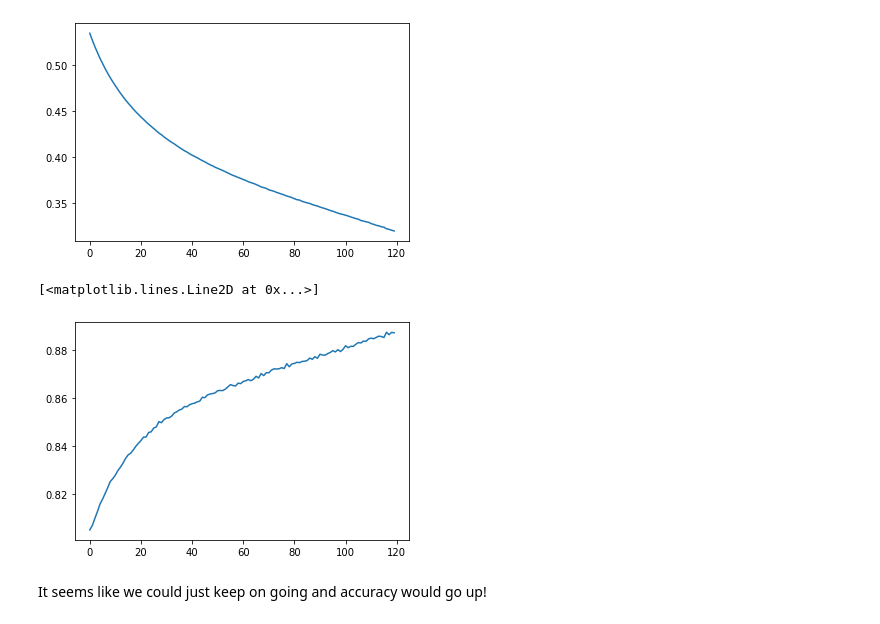
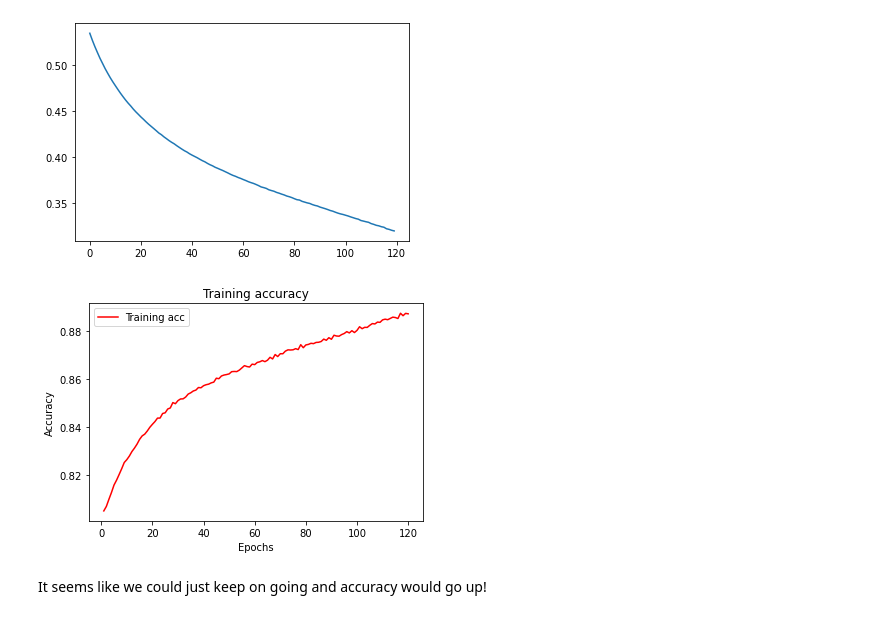
Before and after one commit to 314ka4y/dsc-introduction-to-keras-lab, a Jupyter notebook: index.ipynb, the cells around one changed output. Drawn from its saved outputs; the diff is of its cells as text; code cells hidden in the pictures.

```diff
--- a/index.ipynb
+++ b/index.ipynb
@@ -324,10 +324,18 @@ plt.plot(range(120), history_dict["loss"])
 [figure]
 # %%
 # Plot the training accuracy vs the number of epochs
-plt.plot(range(120), history_dict["accuracy"])
+acc_values = history_dict['accuracy']
+
+epochs = range(1, len(acc_values) + 1)
+
+plt.plot(epochs, acc_values, 'r', label='Training acc')
+plt.title('Training accuracy')
+plt.xlabel('Epochs')
+plt.ylabel('Accuracy')
+plt.legend()
+plt.show()
 # %% [output]
-[<matplotlib.lines.Line2D at 0x...>]
-[figure, old version]
+[figure, new version]
 # %% [markdown]
 It seems like we could just keep on going and accuracy would go up!
 # %% [markdown]
```
Also changed, not shown: parts of 2 cells of this notebook.
